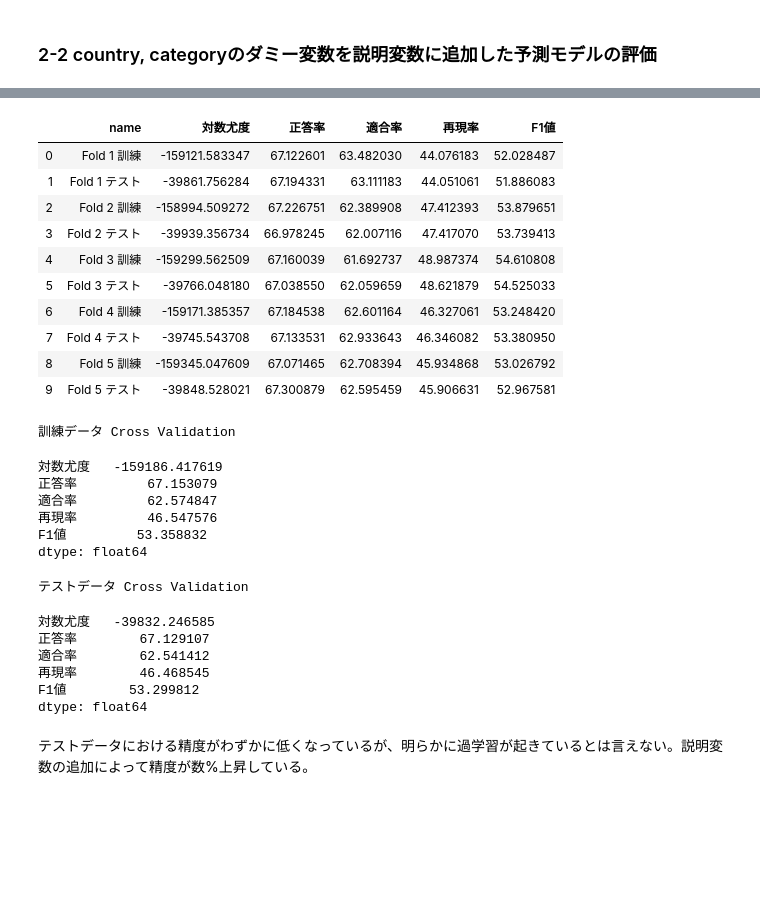
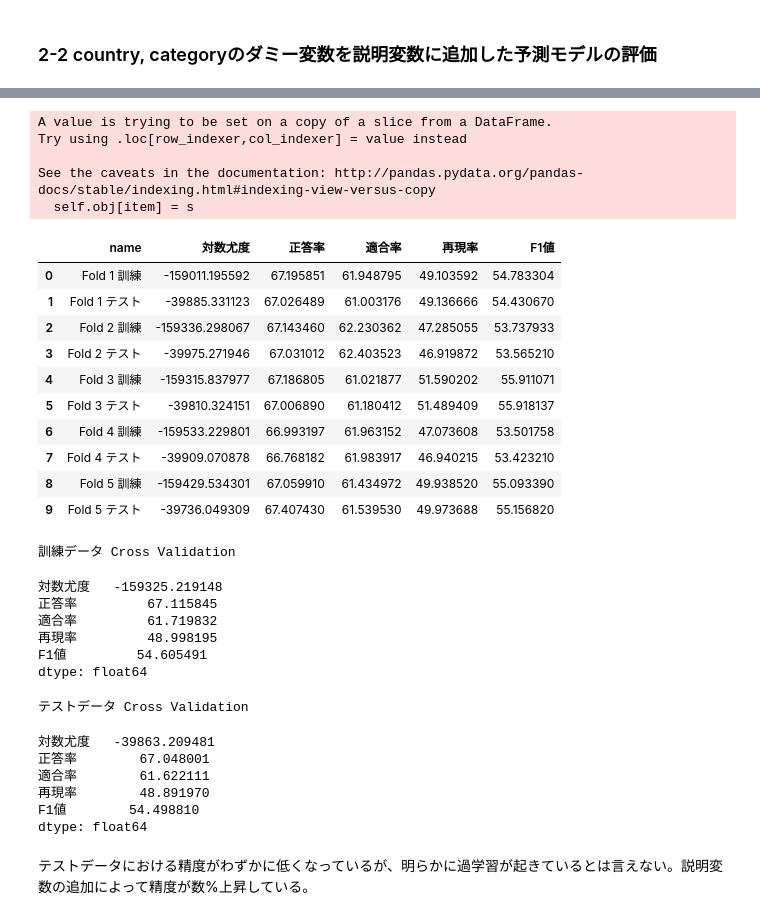
Before and after one commit to energygorilla/skillupAI, a Jupyter notebook: Day2_work_清水源一郎.ipynb, the cells around one changed output, grey strips where cells are left out. Drawn from its saved outputs; the diff is of its cells as text; code cells hidden in the pictures; blank space fills up the shorter version.

```diff
--- a/Day2_work_清水源一郎.ipynb
+++ b/Day2_work_清水源一郎.ipynb
@@ -57,6 +57,6 @@ df_day2_1.head()
 | 4 | Mike Corey's Darkness & Light Album | Music | Music | USD | 2012-08-17 00:00:00 | 250.0 | 2012-08-02 14:11:32 | 1 | US | ... |
 # %%
 #currency, main_ategoryのダミー変数を追加したdf
-df_day2_2=pd.read_csv('Day1_2.csv')
+df_day2_2=pd.read_csv('Day1_2.csv').drop(['usd_goal_real_std', 'name_length_std', 'delta_std'], axis=1)
 df_day2_2.head()
 # %% [output]
@@ -80,7 +80,7 @@ from sklearn.model_selection import KFold
 ### 2-1 name_length_std, usd_goal_std, delta_std, currencyおよび main_categoryのダミー変数を説明変数とした予測モデルの評価
 # %%
 #必要ない変数を除く
-X = df_day2_2.drop(["state", "launched", "country", "usd_goal_real", "name", "name_length", "category", "deadline", "goal","delta"], axis=1)
+X = df_day2_2.drop(["state", "launched", "country", "name", "category", "deadline", "goal"], axis=1)
 y = df_day2_2["state"]
 X.head()
 # %% [output]
@@ -100,7 +100,10 @@ split_num = 1
 for train_idx, test_idx in KFold(n_splits=n_split, shuffle=True, random_state=1234).split(X, y):
     X_train, y_train = X.iloc[train_idx, :], y[train_idx] #学習用データ
     X_test, y_test = X.iloc[test_idx, :], y[test_idx]     #テスト用データ
-
+    stdc =  StandardScaler()
+    stdc.fit(X_train.loc[:, ["usd_goal_real", "name_length", "delta"]])
+    X_train.loc[:, ["usd_goal_real", "name_length", "delta"]] = stdc.transform(X_train.loc[:, ["usd_goal_real", "name_length", "delta"]])
+    X_test.loc[:, ["usd_goal_real", "name_length", "delta"]] = stdc.transform(X_test.loc[:, ["usd_goal_real", "name_length", "delta"]])
     #学習用データを用いてモデルの学習を行う。
     clf = SGDClassifier(loss='log', penalty='none', max_iter=10000, fit_intercept=True, random_state=1234, tol=1e-3, )
     clf.fit(X_train, y_train)
@@ -181,7 +189,7 @@ df_day2_3=pd.get_dummies(df_day2_2, columns=["country"])
 df_day2_3=pd.get_dummies(df_day2_3, columns=["category"])
 # %%
 #必要ない変数を除く
-X2 = df_day2_3.drop(["state", "launched", "usd_goal_real", "name", "name_length", "deadline", "goal","delta"], axis=1)
+X2 = df_day2_3.drop(["state", "launched", "name",  "deadline", "goal"], axis=1)
 y2 = df_day2_3["state"]
 X2.head()
 # %% [output]
@@ -201,63 +209,71 @@ split_num = 1
 for train_idx, test_idx in KFold(n_splits=n_split, shuffle=True, random_state=1234).split(X, y):
     X_train, y_train = X2.iloc[train_idx, :], y2[train_idx]
     X_test, y_test = X2.iloc[test_idx, :], y2[test_idx]
-
+    stdc =  StandardScaler()
+    stdc.fit(X_train.loc[:, ["usd_goal_real", "name_length", "delta"]])
+    X_train.loc[:, ["usd_goal_real", "name_length", "delta"]] = stdc.transform(X_train.loc[:, ["usd_goal_real", "name_length", "delta"]])
+    X_test.loc[:, ["usd_goal_real", "name_length", "delta"]] = stdc.transform(X_test.loc[:, ["usd_goal_real", "name_length", "delta"]])
     clf = SGDClassifier(loss='log', penalty='none', max_iter=10000, fit_intercept=True, random_state=1234, tol=1e-3, )
     clf.fit(X_train, y_train)
 
     y_est = clf.predict(X_train)
     y_est_proba = clf.predict_proba(X_train)
     llr = - log_loss(y_train, y_est_proba, normalize=False)
     accuracy=100 * accuracy_score(y_train, y_est)
     precision, recall, f1_score, _ = precision_recall_fscore_support(y_train, y_est)
     result.append(["Fold %s 訓練"%split_num, llr, accuracy, 100 * precision[1], 100 * recall[1], 100 * f1_score[1]])
 
     y_est = clf.predict(X_test)
     y_est_proba = clf.predict_proba(X_test)
     llr = - log_loss(y_test, y_est_proba, normalize=False)
     accuracy=100 * accuracy_score(y_test, y_est)
     precision, recall, f1_score, _ = precision_recall_fscore_support(y_test, y_est)
     result.append(["Fold %s テスト"%split_num, llr, accuracy, 100 * precision[1], 100 * recall[1], 100 * f1_score[1]])
 
     split_num += 1
 
 result_df = pd.DataFrame(result,columns=['name', '対数尤度', '正答率', '適合率', '再現率', 'F1値'],)
 result_df.set_index('name')
 display(result_df)
 test_result = result_df.iloc[[1, 3, 5, 7, 9], : ]
 train_result = result_df.iloc[[0, 2, 4, 6, 8], : ]
 
 print("訓練データ Cross Validation")
 display(train_result.mean())
 
 print("テストデータ Cross Validation")
 display(test_result.mean())
 # %% [output]
+A value is trying to be set on a copy of a slice from a DataFrame.
+Try using .loc[row_indexer,col_indexer] = value instead
+
+See the caveats in the documentation: http://pandas.pydata.org/pandas-docs/stable/indexing.html#indexing-view-versus-copy
+  self.obj[item] = s
 |  | name | 対数尤度 | 正答率 | 適合率 | 再現率 | F1値 |
-| 0 | Fold 1 訓練 | -159121.583347 | 67.122601 | 63.482030 | 44.076183 | 52.028487 |
-| 1 | Fold 1 テスト | -39861.756284 | 67.194331 | 63.111183 | 44.051061 | 51.886083 |
-| 2 | Fold 2 訓練 | -158994.509272 | 67.226751 | 62.389908 | 47.412393 | 53.879651 |
-| 3 | Fold 2 テスト | -39939.356734 | 66.978245 | 62.007116 | 47.417070 | 53.739413 |
-| 4 | Fold 3 訓練 | -159299.562509 | 67.160039 | 61.692737 | 48.987374 | 54.610808 |
-| 5 | Fold 3 テスト | -39766.048180 | 67.038550 | 62.059659 | 48.621879 | 54.525033 |
-| 6 | Fold 4 訓練 | -159171.385357 | 67.184538 | 62.601164 | 46.327061 | 53.248420 |
-| 7 | Fold 4 テスト | -39745.543708 | 67.133531 | 62.933643 | 46.346082 | 53.380950 |
-| 8 | Fold 5 訓練 | -159345.047609 | 67.071465 | 62.708394 | 45.934868 | 53.026792 |
-| 9 | Fold 5 テスト | -39848.528021 | 67.300879 | 62.595459 | 45.906631 | 52.967581 |
+| 0 | Fold 1 訓練 | -159011.195592 | 67.195851 | 61.948795 | 49.103592 | 54.783304 |
+| 1 | Fold 1 テスト | -39885.331123 | 67.026489 | 61.003176 | 49.136666 | 54.430670 |
+| 2 | Fold 2 訓練 | -159336.298067 | 67.143460 | 62.230362 | 47.285055 | 53.737933 |
+| 3 | Fold 2 テスト | -39975.271946 | 67.031012 | 62.403523 | 46.919872 | 53.565210 |
+| 4 | Fold 3 訓練 | -159315.837977 | 67.186805 | 61.021877 | 51.590202 | 55.911071 |
+| 5 | Fold 3 テスト | -39810.324151 | 67.006890 | 61.180412 | 51.489409 | 55.918137 |
+| 6 | Fold 4 訓練 | -159533.229801 | 66.993197 | 61.963152 | 47.073608 | 53.501758 |
+| 7 | Fold 4 テスト | -39909.070878 | 66.768182 | 61.983917 | 46.940215 | 53.423210 |
+| 8 | Fold 5 訓練 | -159429.534301 | 67.059910 | 61.434972 | 49.938520 | 55.093390 |
+| 9 | Fold 5 テスト | -39736.049309 | 67.407430 | 61.539530 | 49.973688 | 55.156820 |
-訓練データ Cross Validation
-対数尤度   -159186.417619
-正答率         67.153079
-適合率         62.574847
-再現率         46.547576
-F1値         53.358832
-dtype: float64
+訓練データ Cross Validation
-テストデータ Cross Validation
+対数尤度   -159325.219148
+正答率         67.115845
+適合率         61.719832
+再現率         48.998195
+F1値         54.605491
+dtype: float64
-対数尤度   -39832.246585
-正答率        67.129107
-適合率        62.541412
-再現率        46.468545
-F1値        53.299812
-dtype: float64
+テストデータ Cross Validation
+対数尤度   -39863.209481
+正答率        67.048001
+適合率        61.622111
+再現率        48.891970
+F1値        54.498810
+dtype: float64
 # %% [markdown]
 テストデータにおける精度がわずかに低くなっているが、明らかに過学習が起きているとは言えない。説明変数の追加によって精度が数%上昇している。
 # %% [markdown]
```
Also changed, not shown: parts of 29 cells of this notebook.
